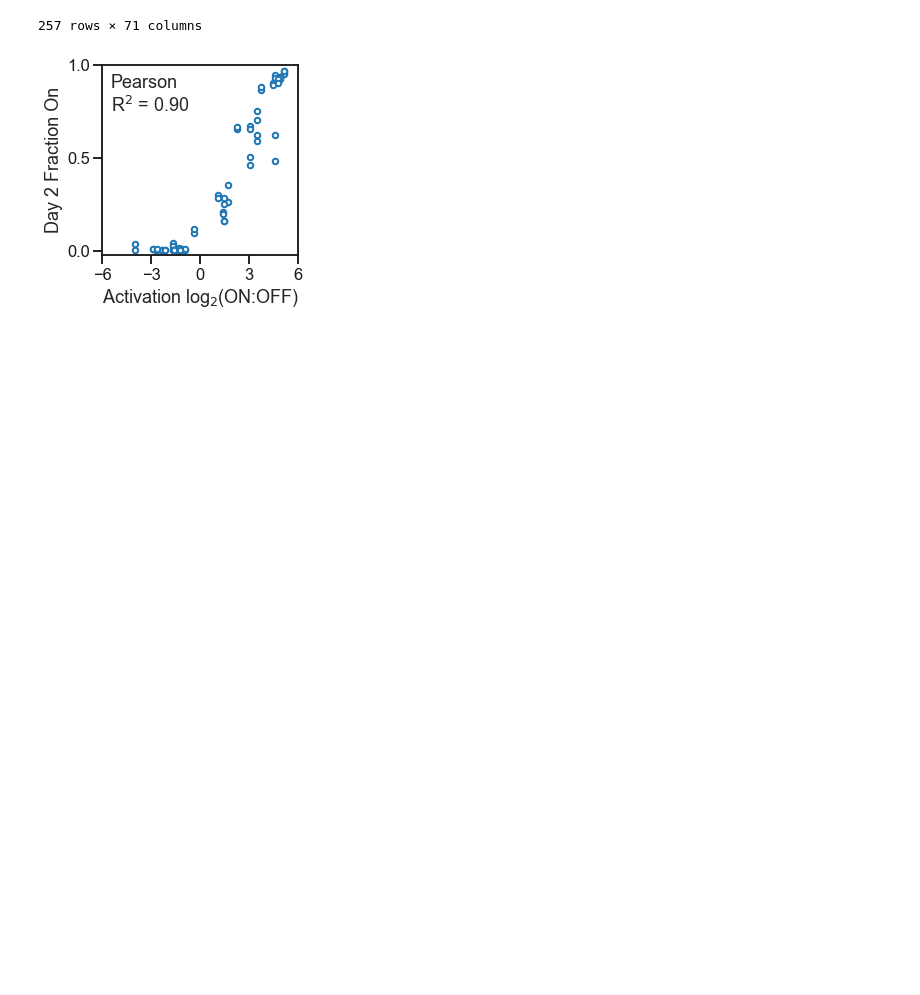
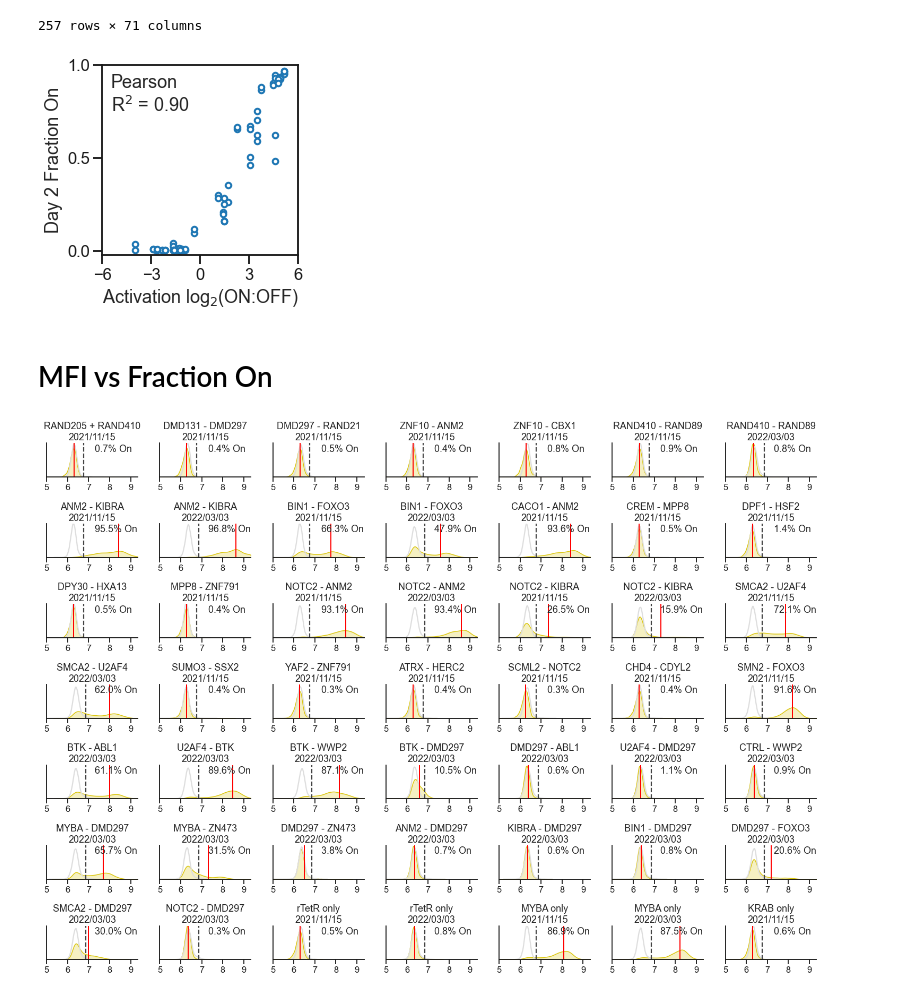
Before and after one commit to axmukund/corecruit_mukund22, a Jupyter notebook: fig_2/02_activator_validations/Generating Validation Plots.ipynb, the cells around one changed output. Saved outputs shown, nothing was run; the diff lists cells and outputs as text; code cells hidden in the pictures; blank space fills up the shorter version.

```diff
--- a/fig_2/02_activator_validations/Generating Validation Plots.ipynb
+++ b/fig_2/02_activator_validations/Generating Validation Plots.ipynb
@@ -465,3 +469,81 @@ ax.set_ylabel("Day 2 Fraction On")
 fig.savefig("./activator_correlation.pdf", bbox_inches="tight")
 # %% [output]
 [figure]
+# %% [markdown]
+# MFI vs Fraction On
+# %%
+fig, axes = plt.subplots(7, 7, figsize=(21, 15))
+
+mfi_dfs = []
+
+for i, pair in tqdm(enumerate(pairings), total=len(pairings)):
+    p, d = pair
+    qd = df[(df["plasmid"] == p) & (df["date"] == d)]
+    ax = axes[i // 7][i % 7]
+    sns.kdeplot(
+        data=qd[qd["day"] == 0],
+        x="mCitrine-A",
+        hue="day",
+        palette=["#DEDEDE"],
+        log_scale=True,
+        legend=False,
+        common_norm=False,
+        fill=False,
+        ax=ax,
+    )
+    sns.kdeplot(
+        data=qd[qd["day"] == 2],
+        x="mCitrine-A",
+        hue="day",
+        palette=["#DBC60D"],
+        log_scale=True,
+        legend=False,
+        common_norm=False,
+        fill=True,
+        ax=ax,
+    )
+    ax.set_title(plasmid_dict[p] + "\n" + d)
+
+    ax.axvline(get_citrine_threshold(2, d), color="#444444", linestyle="--")
+
+    # compute MFI
+    datums = np.array(qd[qd["day"] == 2]["mCitrine-A"]).reshape(-1, 1)
+    dat_mean = np.power(10, np.mean(np.log10(datums)))
+    gm1 = GaussianMixture(n_components=1).fit(datums)
+    gm2 = GaussianMixture(n_components=2).fit(datums)
+    gm3 = GaussianMixture(n_components=3).fit(datums)
+    gmx = gm1 if gm1.aic(datums) > gm2.aic(datums) else gm2
+    gmx = gmx if gmx.aic(datums) > gm3.aic(datums) else gm3
+    means = gmx.means_
+    weights = gmx.weights_
+    gmeans = [means[i] for i in range(len(means)) if weights[i] > 0.1]
+    mfi_max = np.max(gmeans)
+    mfi_min = np.min(gmeans)
+    mfi_key = (
+        mfi_max if np.abs(dat_mean - mfi_max) < np.abs(dat_mean - mfi_min) else mfi_min
+    )
+    ax.axvline(x=mfi_key, linestyle="-", color="red", lw=2)
+
+    ax.set_xlim([1e5, 2.2e9])
+    ax.set_xticks([1e5, 1e6, 1e7, 1e8, 1e9])
+    ax.set_xticklabels([5, 6, 7, 8, 9])
+    ax.set_ylim([0, 3])
+    ax.set_yticks([])
+    ax.set_xlabel("")
+    ax.set_ylabel("")
+
+    f_on = np.nanmean(list(qd[qd["day"] == 2]["Citrine On"]))
+    ax.text(2e7, 2.25, "{:.1f}".format(f_on * 100) + "% On")
+
+    mfi_dfs.append(
+        pd.DataFrame.from_dict(
+            {"plasmid": [p], "date": [d], "f_on": [f_on], "mfi": [mfi_key]}
+        )
+    )
+
+sns.despine()
+plt.tight_layout()
+
+mfi_df = pd.concat(mfi_dfs)
+# %% [output]
+[figure, added]
```
Also changed, not shown: parts of 4 cells of this notebook, 26 other files.
